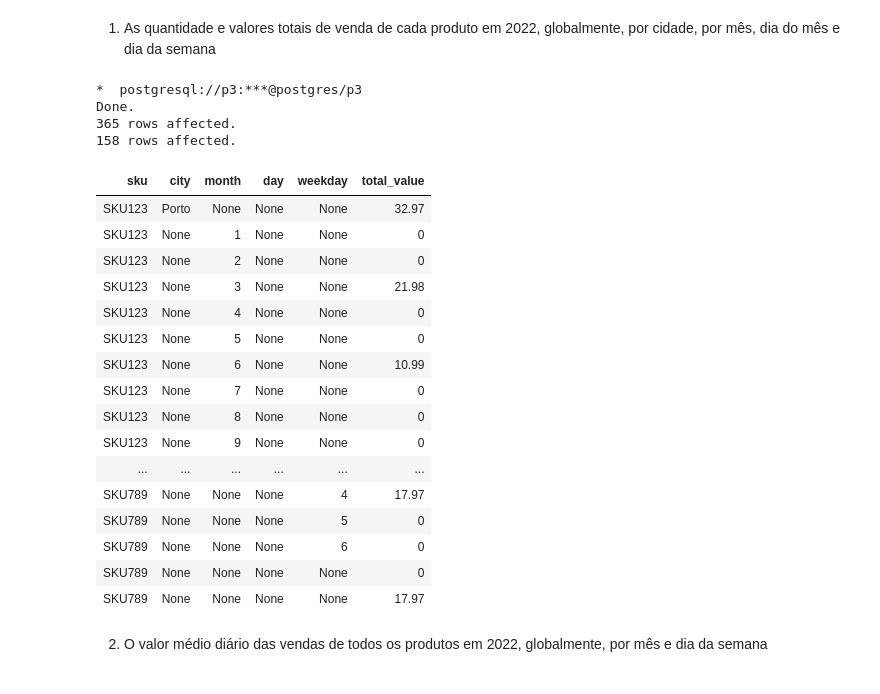
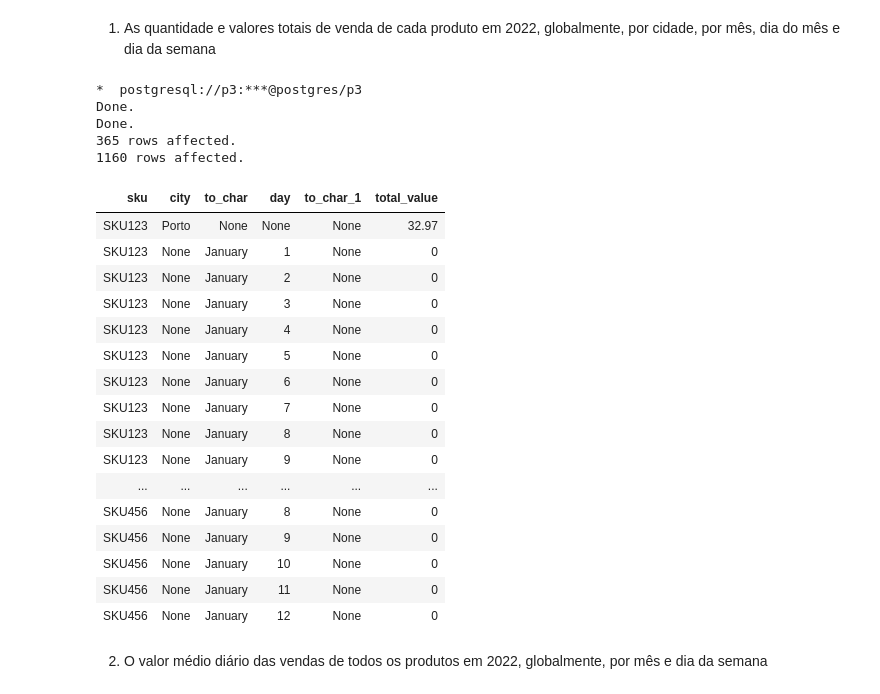
Before and after one commit to joaodrmacas/Postgres-DB, a Jupyter notebook: Entrega3.ipynb, the cells around one changed output. Cells and saved outputs as stored; diff of their text form; code cells hidden in the pictures.

```diff
--- a/Entrega3.ipynb
+++ b/Entrega3.ipynb
@@ -588,7 +590,7 @@ Usando a vista desenvolvida para a Questão 3, escreva duas consultas SQL que pe
 # %%
 %%sql
 
---DROP TABLE data;
+DROP TABLE data;
 CREATE TABLE data(
 id SERIAL PRIMARY KEY,
 year INTEGER,
@@ -597,53 +599,57 @@ weekday INTEGER,
 day INTEGER
 );
 
 INSERT INTO data (year, month, weekday, day)
 SELECT EXTRACT(YEAR FROM dd),
        EXTRACT(MONTH FROM dd),
        EXTRACT(DOW FROM dd),
        EXTRACT(DAY FROM dd)
 FROM GENERATE_SERIES(
    '2022-01-01',
    '2022-12-31',
    '1 day'::INTERVAL
 ) AS dd;
 
-SELECT p.sku, ps.city, d.month, d.day, d.weekday, SUM(COALESCE(total_price,0)) AS total_value
+
+
+SELECT p.sku, ps.city, to_char(DATE_TRUNC('month', TIMESTAMP '01-01-2022') + INTERVAL '1 month' * (d.month - 1), 'Month'), d.day, to_char('2022-01-03'::date + (d.weekday - 1) * INTERVAL '1 day', 'Day'), SUM(COALESCE(total_price,0)) AS total_value
 FROM (
     SELECT DISTINCT sku
     FROM product_sales
 ) p
 CROSS JOIN data d
 LEFT JOIN product_sales ps ON d.year = ps.year
                             AND d.month = ps.month
                             AND d.day = ps.day_of_month
                             AND p.sku = ps.sku
+                            AND d.weekday = ps.day_of_week
                             AND ps.year =2022
 WHERE d.year = 2022
-GROUP BY GROUPING SETS ( (p.sku),(p.sku,ps.city), (p.sku,d.month), (p.sku,d.day), (p.sku,d.weekday))
+GROUP BY GROUPING SETS ((p.sku),(p.sku,ps.city), (p.sku,d.month), (p.sku,d.month,d.day), (p.sku,d.weekday))
 ORDER BY (p.sku,ps.city,d.month,d.day,d.weekday)
 # %% [output]
 *  postgresql://p3:***@postgres/p3
 Done.
+Done.
 365 rows affected.
-158 rows affected.
+1160 rows affected.
-| sku | city | month | day | weekday | total_value |
+| sku | city | to_char | day | to_char_1 | total_value |
 | SKU123 | Porto | None | None | None | 32.97 |
-| SKU123 | None | 1 | None | None | 0 |
-| SKU123 | None | 2 | None | None | 0 |
-| SKU123 | None | 3 | None | None | 21.98 |
-| SKU123 | None | 4 | None | None | 0 |
-| SKU123 | None | 5 | None | None | 0 |
-| SKU123 | None | 6 | None | None | 10.99 |
-| SKU123 | None | 7 | None | None | 0 |
-| SKU123 | None | 8 | None | None | 0 |
-| SKU123 | None | 9 | None | None | 0 |
+| SKU123 | None | January | 1 | None | 0 |
+| SKU123 | None | January | 2 | None | 0 |
+| SKU123 | None | January | 3 | None | 0 |
+| SKU123 | None | January | 4 | None | 0 |
+| SKU123 | None | January | 5 | None | 0 |
+| SKU123 | None | January | 6 | None | 0 |
+| SKU123 | None | January | 7 | None | 0 |
+| SKU123 | None | January | 8 | None | 0 |
+| SKU123 | None | January | 9 | None | 0 |
 | ... | ... | ... | ... | ... | ... |
-| SKU789 | None | None | None | 4 | 17.97 |
-| SKU789 | None | None | None | 5 | 0 |
-| SKU789 | None | None | None | 6 | 0 |
-| SKU789 | None | None | None | None | 0 |
-| SKU789 | None | None | None | None | 17.97 |
+| SKU456 | None | January | 8 | None | 0 |
+| SKU456 | None | January | 9 | None | 0 |
+| SKU456 | None | January | 10 | None | 0 |
+| SKU456 | None | January | 11 | None | 0 |
+| SKU456 | None | January | 12 | None | 0 |
 # %% [markdown]
 2. O valor médio diário das vendas de todos os produtos em 2022, globalmente, por mês e dia da semana
 # %%
```
Also changed, not shown: parts of 1 cell of this notebook.
